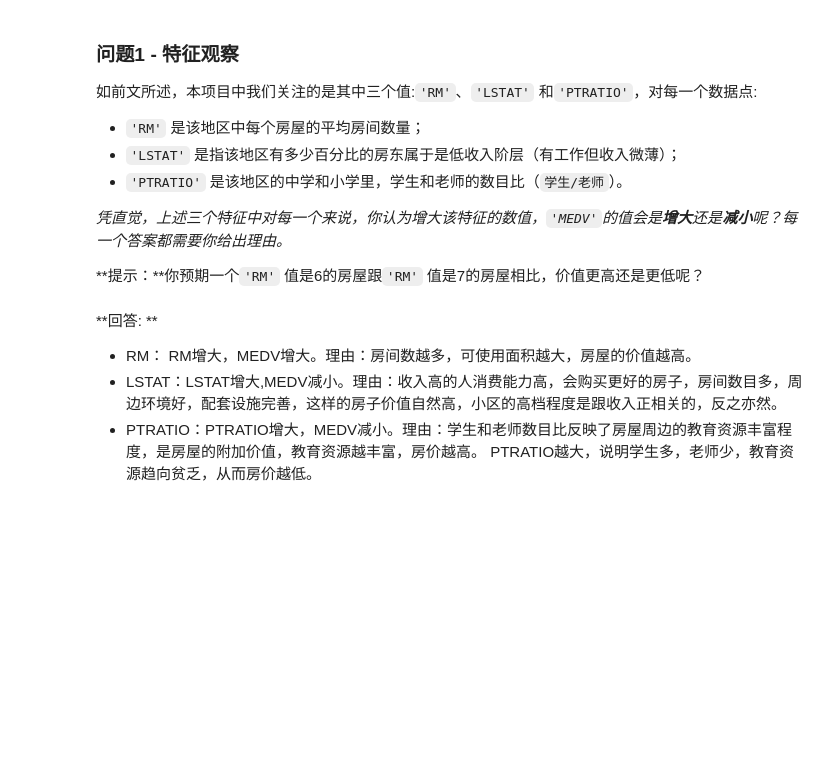
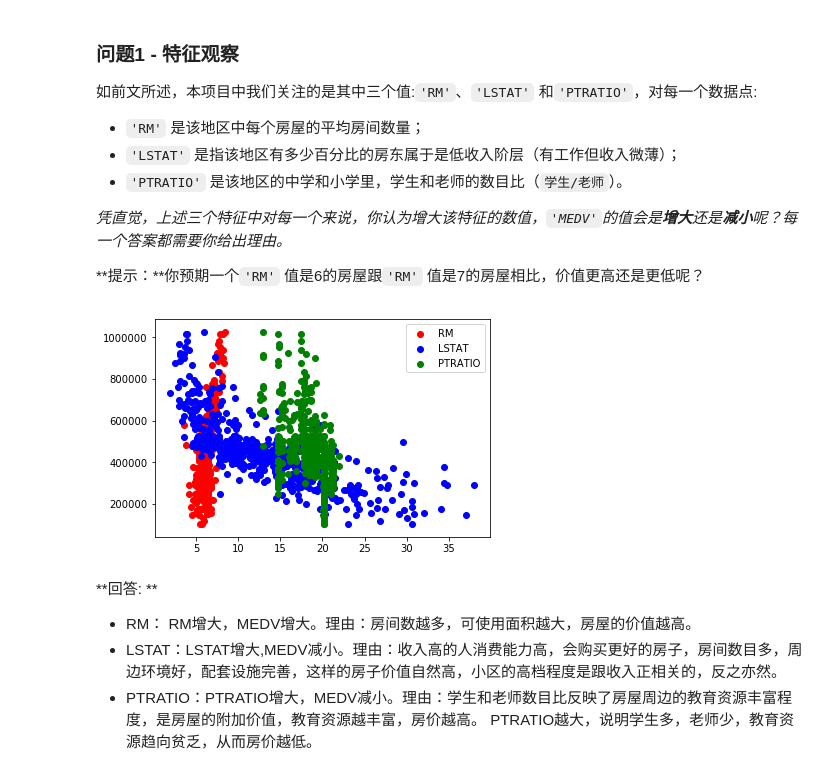
Before and after one commit to huhai463127310/machine-learning, a Jupyter notebook: projects/boston_housing/boston_housing.ipynb, the cells around one changed output. Cells and saved outputs as stored; diff of their text form; code cells hidden in the pictures; blank space fills up the shorter version.

```diff
--- a/projects/boston_housing/boston_housing.ipynb
+++ b/projects/boston_housing/boston_housing.ipynb
@@ -123,6 +123,17 @@ Standard deviation of prices: $165,340.28
 _凭直觉，上述三个特征中对每一个来说，你认为增大该特征的数值，`'MEDV'`的值会是**增大**还是**减小**呢？每一个答案都需要你给出理由。_
 
 **提示：**你预期一个`'RM'` 值是6的房屋跟`'RM'` 值是7的房屋相比，价值更高还是更低呢？
+# %%
+import matplotlib.pyplot as plt
+
+plt.figure(1)
+scatter_rm = plt.scatter(features['RM'], prices, c="red")
+scatter_lstat = plt.scatter(features['LSTAT'], prices, c="blue")
+scatter_ptratio = plt.scatter(features['PTRATIO'], prices, c='green')
+plt.legend([scatter_rm, scatter_lstat, scatter_ptratio],["RM", "LSTAT", "PTRATIO"], loc='upper right')
+plt.show()
+# %% [output]
+[figure, added]
 # %% [markdown]
 **回答: **
 - RM： RM增大，MEDV增大。理由：房间数越多，可使用面积越大，房屋的价值越高。
```
Also changed, not shown: parts of 4 cells of this notebook.
